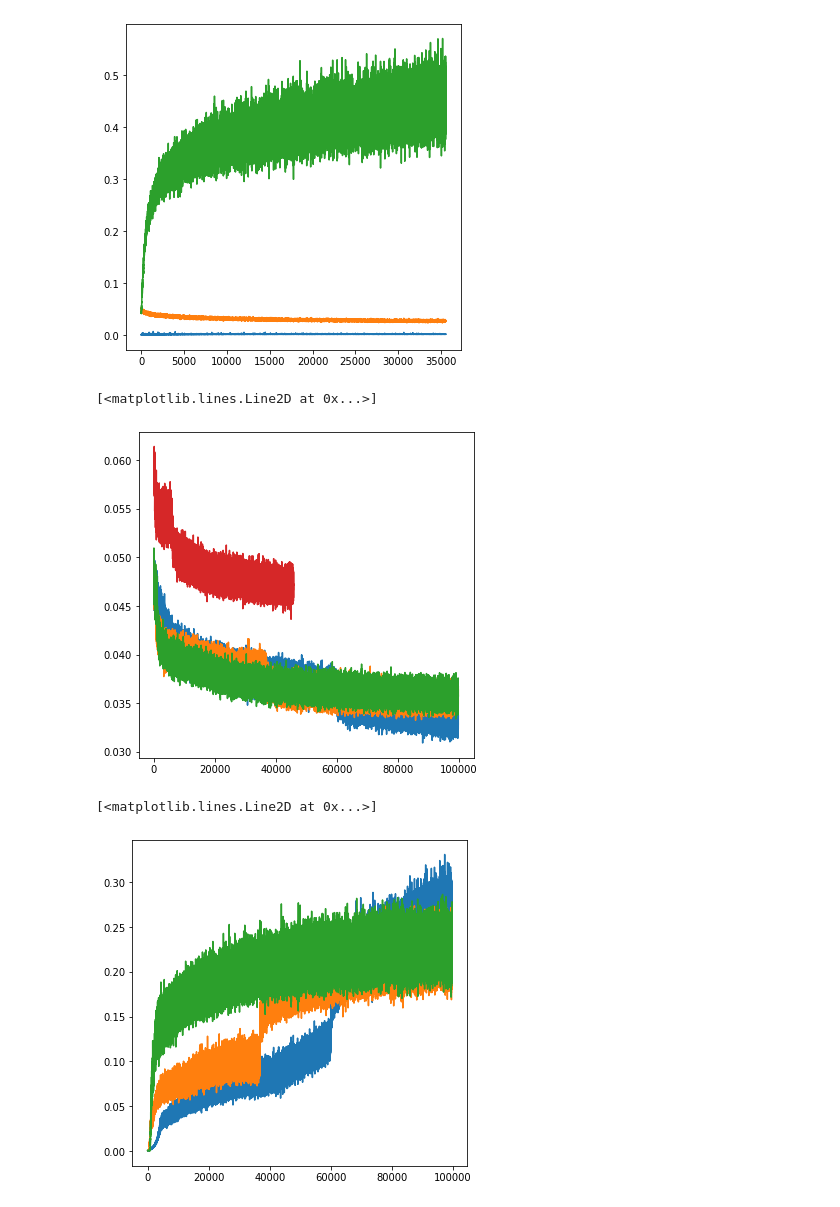
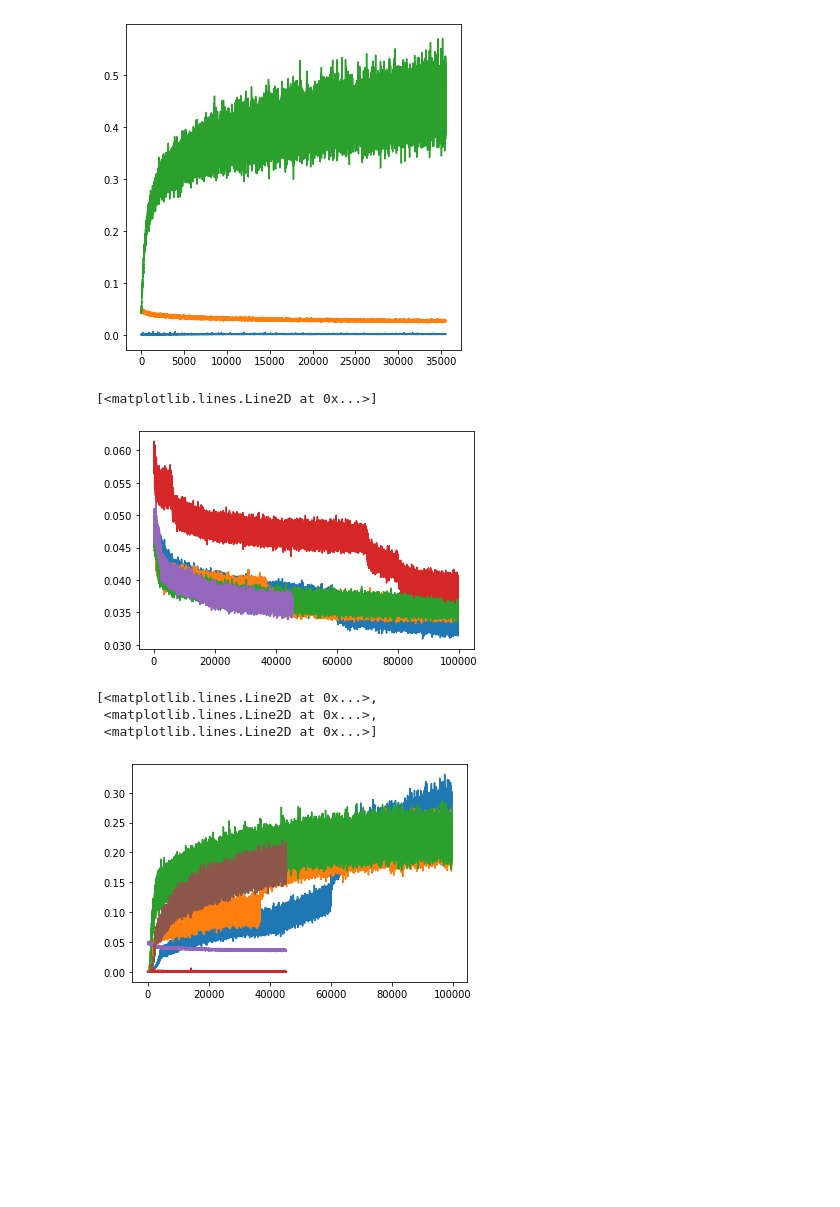
Before and after one commit to HastingsGreer/InverseConsistency, a Jupyter notebook: notebooks/InvestigateLosses.ipynb, the cells around one changed output. Drawn from its saved outputs; the diff is of its cells as text; code cells hidden in the pictures; blank space fills up the shorter version.

```diff
--- a/notebooks/InvestigateLosses.ipynb
+++ b/notebooks/InvestigateLosses.ipynb
@@ -166,16 +166,17 @@ plt.plot(losses("../results/ttsplit_affine_lambda20/")[:, j])
 # %%
 j = 1
 
 plt.plot(losses("../results/affine_knee_lambdaserver_2/")[:, j])
 
 plt.plot(losses("../results/ttsplit_affine_lambda20/")[:, j])
 
 plt.plot(losses("../results/tts_affine_centered2/")[:, j])
 
 plt.plot(losses("../results/tts_cropped_similarity/")[:, j])
+plt.plot(losses("../results/affine_knee_double6/")[:, j])
 # %% [output]
 [<matplotlib.lines.Line2D at 0x...>]
-[figure, old version]
+[figure, new version]
 # %%
 j = 2
 
@@ -184,6 +185,10 @@ plt.plot(losses("../results/affine_knee_lambdaserver_2/")[:, j])
 plt.plot(losses("../results/ttsplit_affine_lambda20/")[:, j] * 5)
 
 plt.plot(losses("../results/tts_affine_centered/")[:, j] * 5)
+
+plt.plot(losses("../results/affine_knee_double6/"))
 # %% [output]
-[<matplotlib.lines.Line2D at 0x...>]
+[<matplotlib.lines.Line2D at 0x...>,
+ <matplotlib.lines.Line2D at 0x...>,
+ <matplotlib.lines.Line2D at 0x...>]
-[figure, old version]
+[figure, new version]
```
